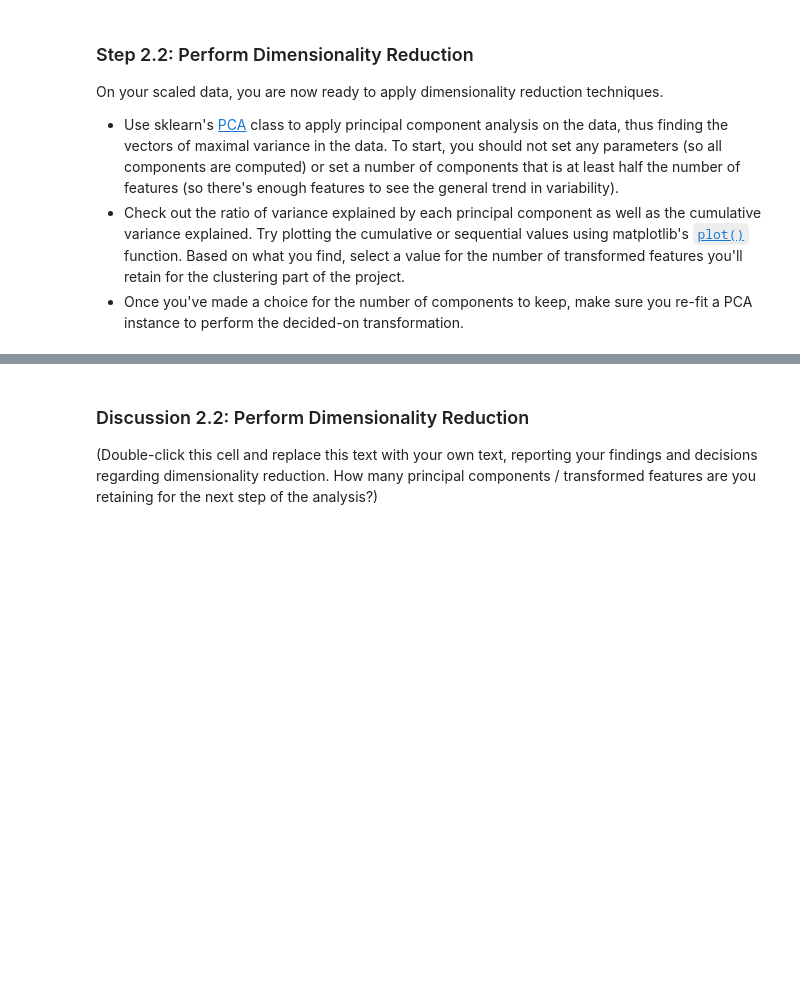
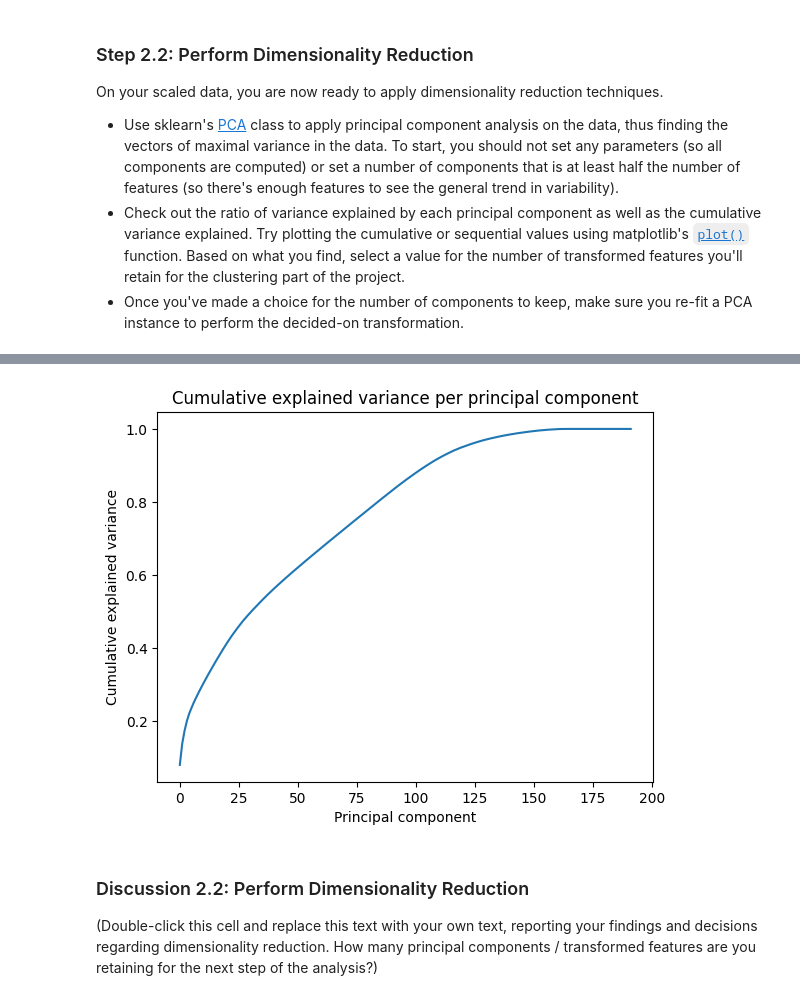
Before and after one commit to EssaAlsharif/Identify-Customer-Segments, a Jupyter notebook: Identify_Customer_Segments.ipynb, the cells around one changed output, grey strips where cells are left out. Drawn from its saved outputs; the diff is of its cells as text; code cells hidden in the pictures; blank space fills up the shorter version.

```diff
--- a/Identify_Customer_Segments.ipynb
+++ b/Identify_Customer_Segments.ipynb
@@ -1299,2 +1349,6 @@ On your scaled data, you are now ready to apply dimensionality reduction techniq
 # %%
 # Investigate the variance accounted for by each principal component.
+cumulative_variance = np.cumsum(variance_ratio)
+
+print("Cumulative variance:")
+print(cumulative_variance)
@@ -1301,2 +1373,12 @@ On your scaled data, you are now ready to apply dimensionality reduction techniq
+# %%
+
+# Investigate the variance accounted for by each principal component.
+plt.plot(num_components,cumulative_variance)
+plt.xlabel("Principal component")
+plt.ylabel("Cumulative explained variance")
+plt.title("Cumulative explained variance per principal component")
+plt.show()
+# %% [output]
+[figure, added]
 # %%
 # Re-apply PCA to the data while selecting for number of components to retain.
```
Also changed, not shown: parts of 9 cells of this notebook.
